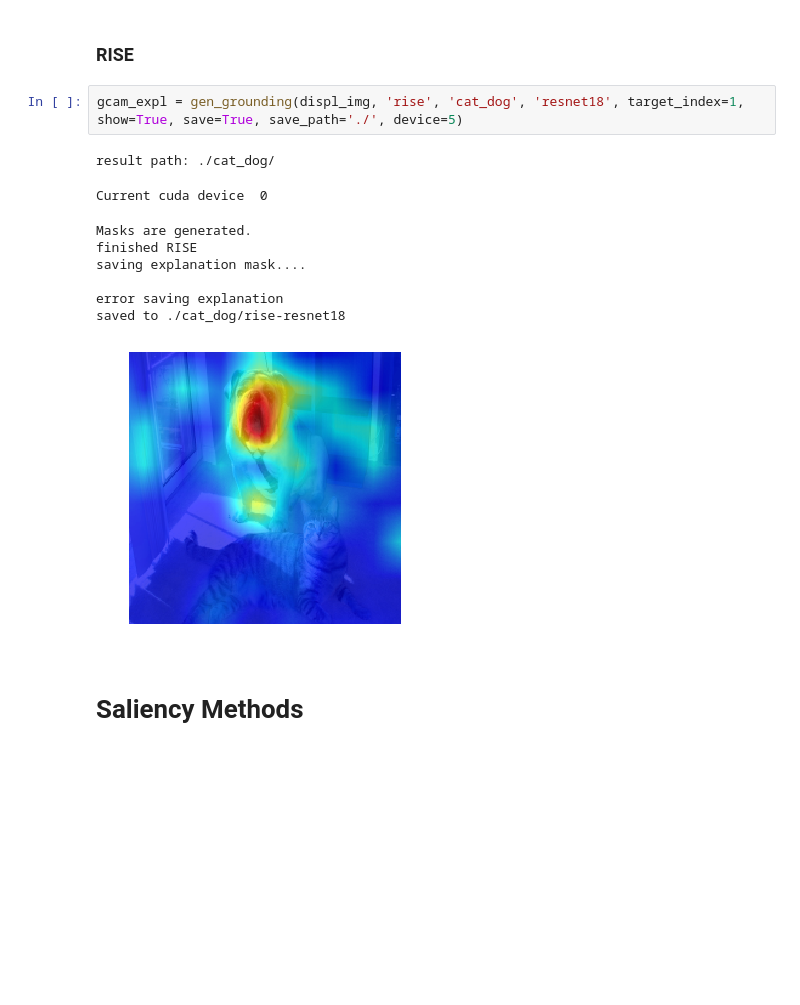
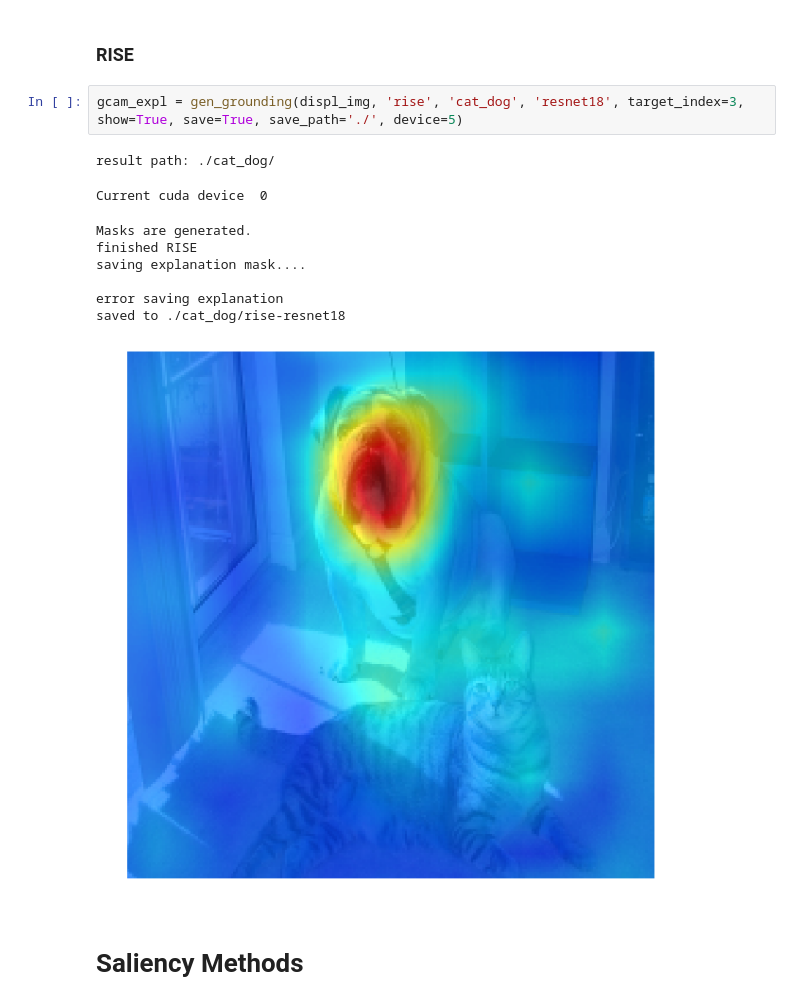
Before and after one commit to lisadunlap/explain-eval-remote, a Jupyter notebook: notebooks/Getting_Started.ipynb, the cells around one changed output. Drawn from its saved outputs; the diff is of its cells as text; blank space fills up the shorter version.

```diff
--- a/notebooks/Getting_Started.ipynb
+++ b/notebooks/Getting_Started.ipynb
@@ -51,17 +56,17 @@ saved to /work/lisabdunlap/explain-eval/results/different_architectures/cat_dog/
 # %% [markdown]
 ### RISE
 # %%
-gcam_expl = gen_grounding(displ_img, 'rise', 'cat_dog', 'resnet18', target_index=1, show=True, save=True, save_path='./', device=5)
+gcam_expl = gen_grounding(displ_img, 'rise', 'cat_dog', 'resnet18', target_index=3, show=True, save=True, save_path='./', device=5)
 # %% [output]
 result path: ./cat_dog/
 Current cuda device  0
 Masks are generated.
 finished RISE
 saving explanation mask....
 
 error saving explanation
 saved to ./cat_dog/rise-resnet18
-[figure, old version]
+[figure, new version]
 # %% [markdown]
 # Saliency Methods
 # %% [markdown]
```
Also changed, not shown: parts of 3 cells of this notebook, 15 other files.
